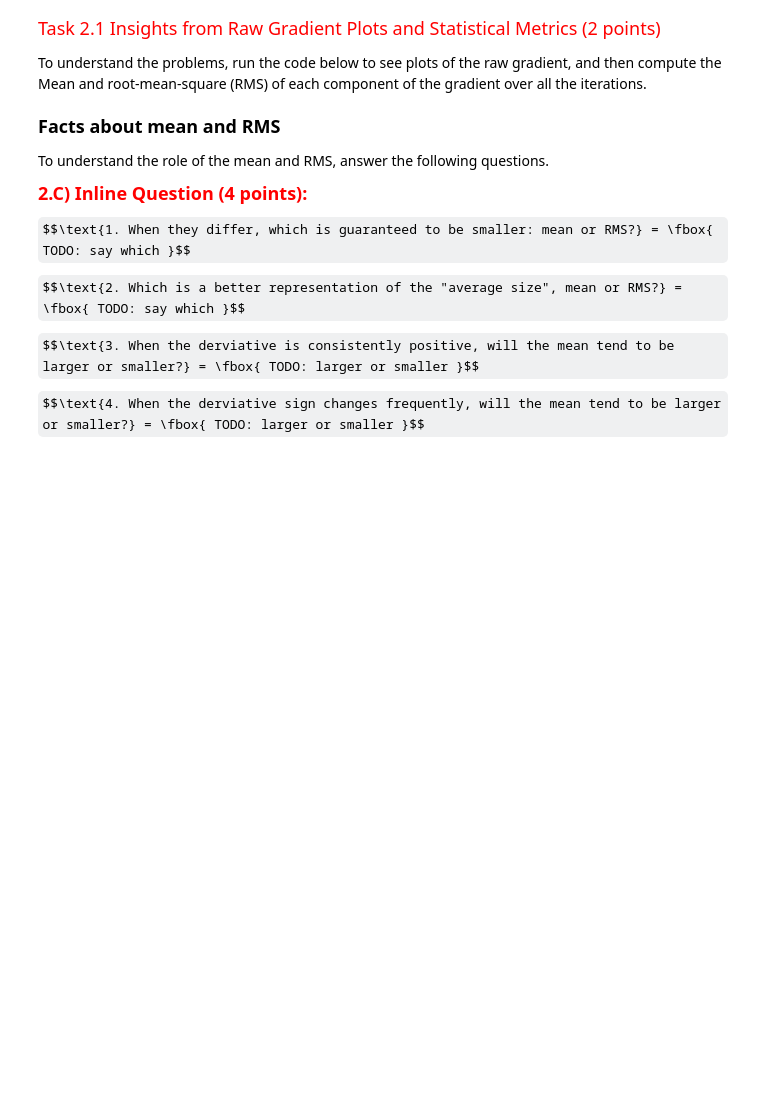
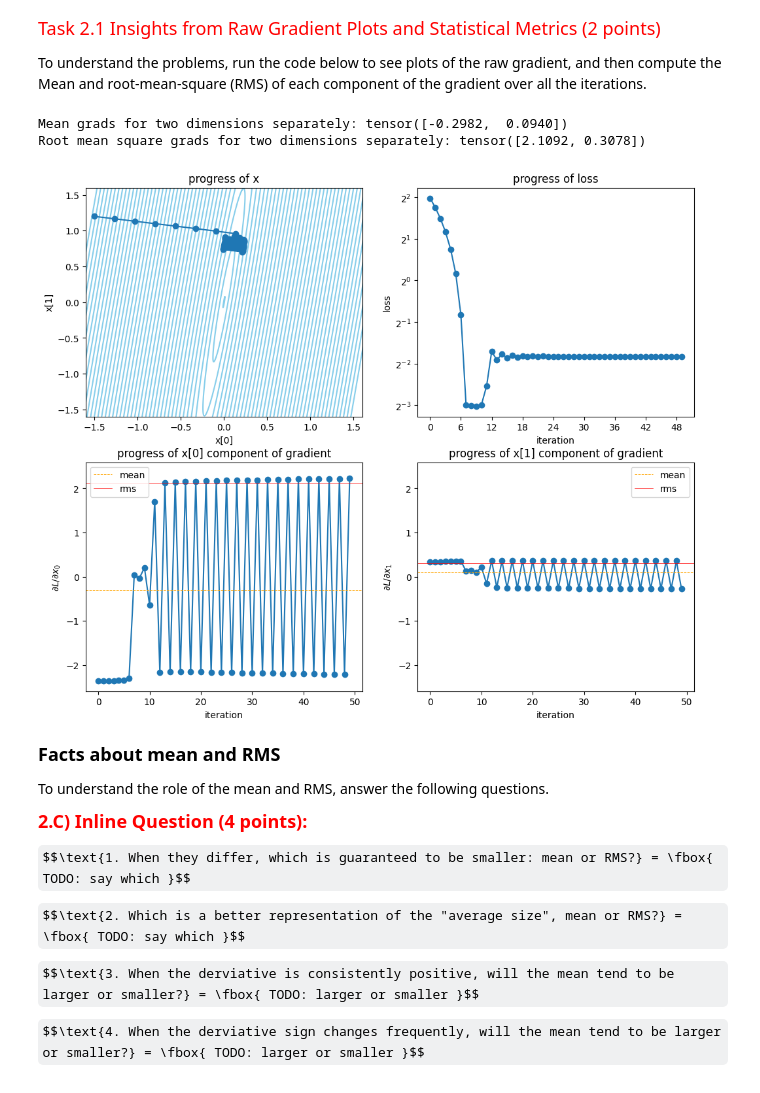
Before and after one commit to karan-mudaliar/Deep-Learning, a Jupyter notebook: HW2_1_OptimizationAndNetworkArchitecture.ipynb, the cells around one changed output. Cells and saved outputs as stored; diff of their text form; code cells hidden in the pictures; some formulas as TeX source; blank space fills up the shorter version.

```diff
--- a/HW2_1_OptimizationAndNetworkArchitecture.ipynb
+++ b/HW2_1_OptimizationAndNetworkArchitecture.ipynb
@@ -325,35 +335,39 @@ x.requires_grad = True # This tells PyTorch that the x variable will be used to
 
 L = LossFunctionWithPlot()
 
 learning_rate = 0.1
 optimizer = torch.optim.SGD([x], lr=learning_rate)
 grads = []
 
 for iter in range(50):
     loss = L(x)
     loss.backward()
     with torch.no_grad():
         optimizer.step()
     grads.append(x.grad.clone())
     optimizer.zero_grad()
 
 grads = torch.stack(grads)
 
 ###################################################################################
 # TODO: compute mean derivatives and root mean square derivatives for x[0] and x[1]
 ###################################################################################
 
-mean_grads = None # should be computed as a pair of means, one for each dimesnion
-rms_grads = None # should be computed as a pair of root-mean-squares, one for each dimension
+mean_grads = grads.mean(dim=0) # should be computed as a pair of means, one for each dimesnion
+rms_grads = torch.sqrt((grads**2).mean(dim=0)) # should be computed as a pair of root-mean-squares, one for each dimension
 
 ################################################################################
 #                             END OF YOUR CODE                                 #
 ################################################################################
 
 print('Mean grads for two dimensions separately:', mean_grads)
 print('Root mean square grads for two dimensions separately:', rms_grads)
 
 L.plot_history(grads=grads, mean_grads=mean_grads, rms_grads=rms_grads)
+# %% [output]
+Mean grads for two dimensions separately: tensor([-0.2982,  0.0940])
+Root mean square grads for two dimensions separately: tensor([2.1092, 0.3078])
+[figure, added]
 # %% [markdown]
 <font size='4'>**Facts about mean and RMS**</font>
 
```
Also changed, not shown: parts of 17 cells of this notebook.
